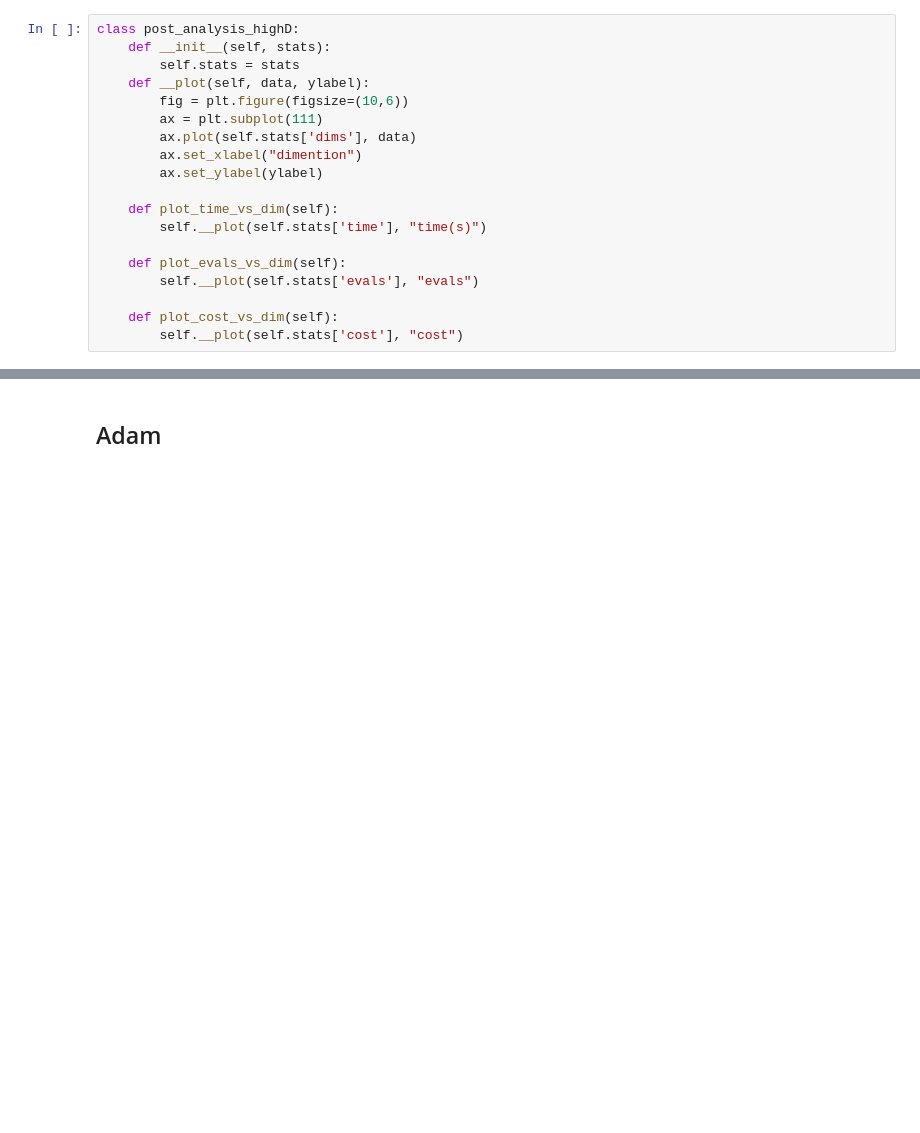
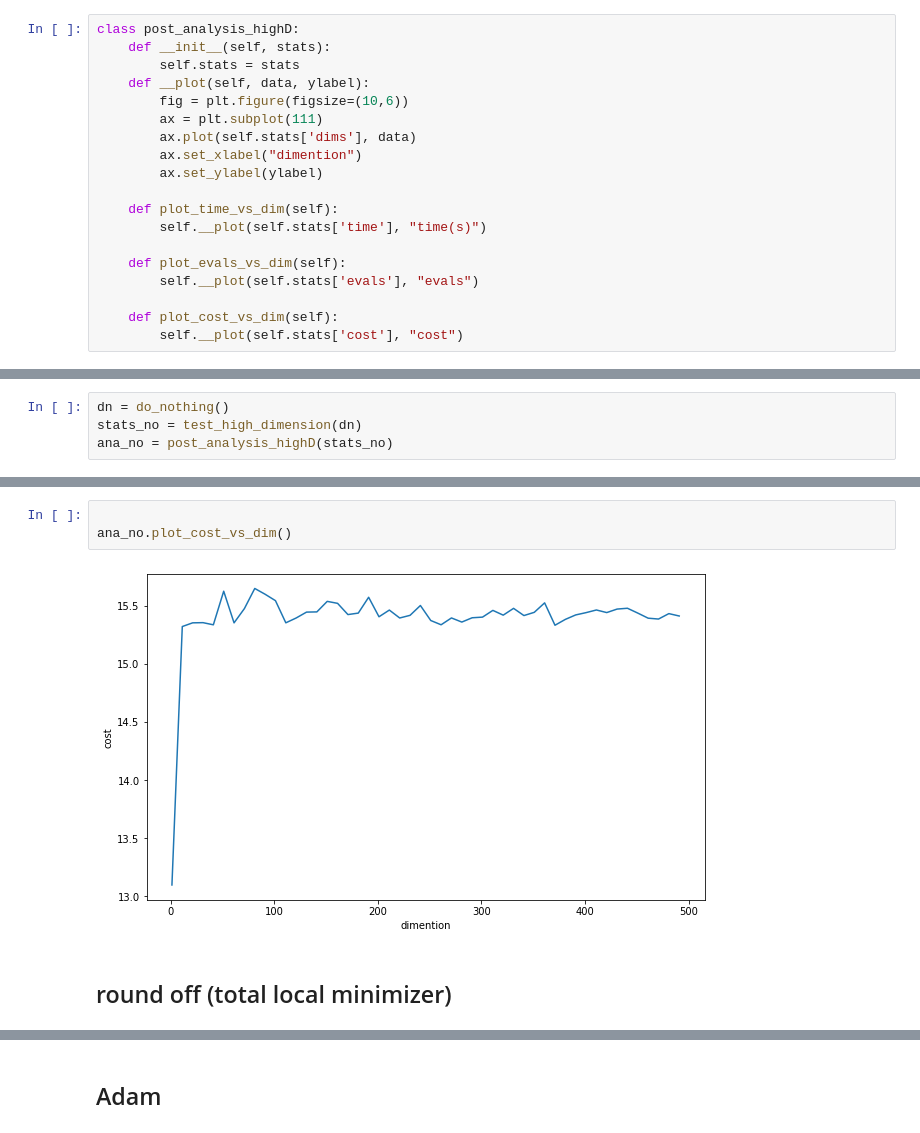
Before and after one commit to huajian1069/non-convex-optimisation, a Jupyter notebook: extend_high_dimention.ipynb, the cells around one changed output, grey strips where cells are left out. Drawn from its saved outputs; the diff is of its cells as text; blank space fills up the shorter version.

Commit message:
add two baselines in high dimension

```diff
--- a/extend_high_dimention.ipynb
+++ b/extend_high_dimention.ipynb
@@ -92,0 +95,4 @@ class post_analysis_highD:
+# %%
+dn = do_nothing()
+stats_no = test_high_dimension(dn)
+ana_no = post_analysis_highD(stats_no)
@@ -92,0 +117,7 @@ class post_analysis_highD:
+# %%
+
+ana_no.plot_cost_vs_dim()
+# %% [output]
+[figure, added]
+# %% [markdown]
+## round off (total local minimizer)
```
Also changed, not shown: parts of 9 cells of this notebook, 2 other files.
